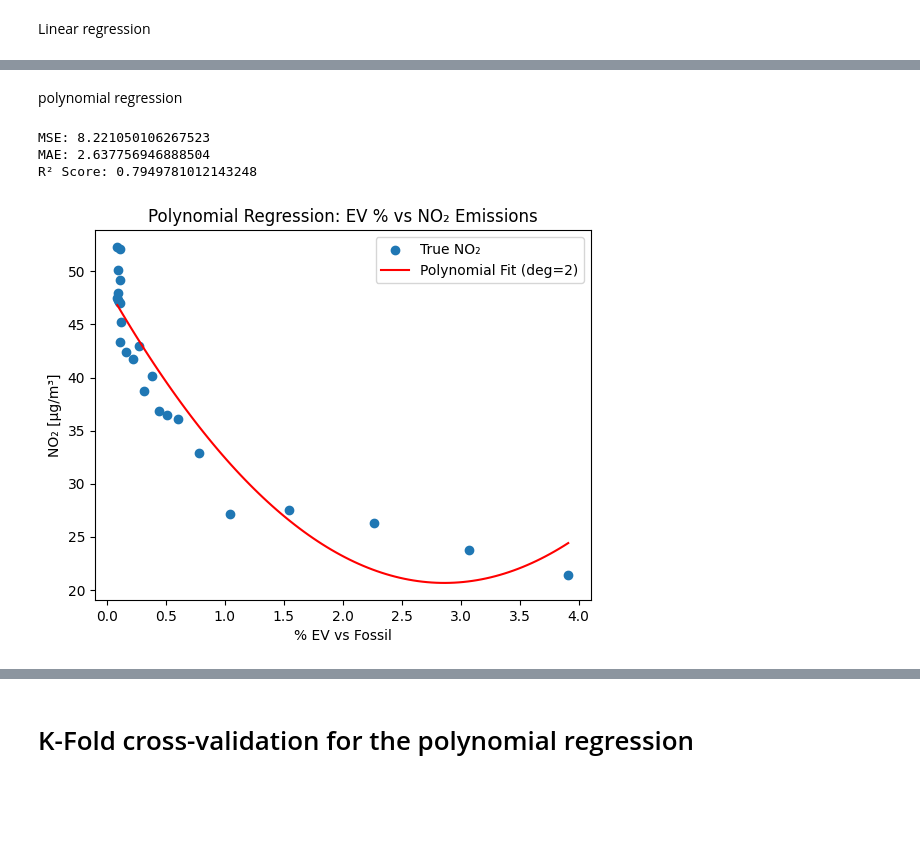
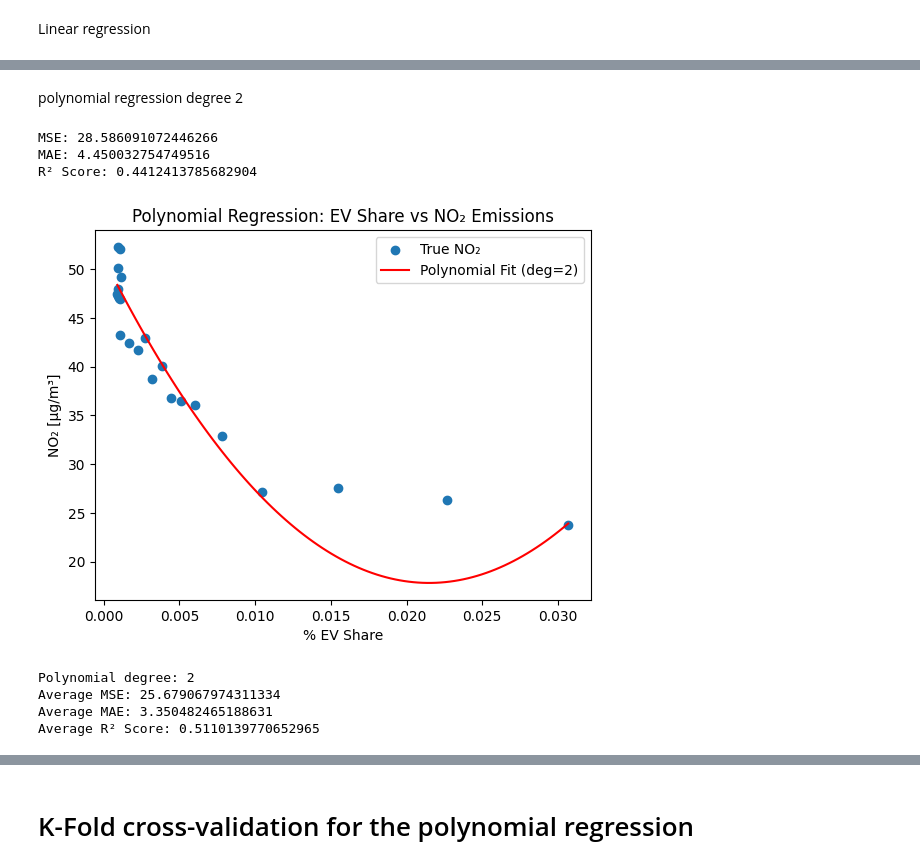
Before and after one commit to ChacoGolden/DSML_EV, a Jupyter notebook: train_test.ipynb, the cells around one changed output, grey strips where cells are left out. Drawn from its saved outputs; the diff is of its cells as text; code cells hidden in the pictures; blank space fills up the shorter version.

```diff
--- a/train_test.ipynb
+++ b/train_test.ipynb
@@ -9,0 +20,6 @@ swiss_df = pd.read_csv('https://raw.githubusercontent.com/ChacoGolden/DSML_EV/re
+# %%
+swiss_df['EV Share'] = swiss_df['Electricity'] / swiss_df['Fossil']
+swiss_df['log_population'] = np.log(swiss_df['population'])
+swiss_df = pd.merge(no2_df, swiss_df, on='year', how='inner')
+
+swiss_df.head()
@@ -71,5 +121,5 @@ ev_df_t.head()
 # %% [markdown]
-polynomial regression
+polynomial regression degree 2
 # %%
 from sklearn.preprocessing import PolynomialFeatures
 from sklearn.linear_model import LinearRegression
@@ -77,52 +127,82 @@ from sklearn.model_selection import train_test_split
 from sklearn.metrics import mean_squared_error, mean_absolute_error, r2_score
 import matplotlib.pyplot as plt
 
-# 1. Transpose and merge the data as before
-ev_df_t = ev_df.set_index('fuel_type').T.reset_index()
-ev_df_t.rename(columns={'index': 'year', '% EV vs Fossil': 'ev_percent'}, inplace=True)
-ev_df_t['year'] = ev_df_t['year'].astype(int)
-
-no2_df.rename(columns={'date': 'year', 'NO2 [ug/m3]': 'no2'}, inplace=True)
-
-df = pd.merge(no2_df, ev_df_t[['year', 'ev_percent']], on='year')
-
 # 2. Define X and y
-X = df[['ev_percent']]
-y = df[['no2']]
+X = swiss_df[['EV Share']]
+y = swiss_df[['no2']]
 
 # 3. Transform features into polynomial (degree = 2)
 poly = PolynomialFeatures(degree=2)
 X_poly = poly.fit_transform(X)
 
 # 4. Split the data
 X_train, X_test, y_train, y_test = train_test_split(X_poly, y, test_size=0.2, random_state=0)
 
 # 5. Fit the model
 model = LinearRegression()
 model.fit(X_train, y_train)
 
 # 6. Predict and evaluate
 y_pred = model.predict(X_test)
 
 print("MSE:", mean_squared_error(y_test, y_pred))
 print("MAE:", mean_absolute_error(y_test, y_pred))
 print("R² Score:", r2_score(y_test, y_pred))
 
 # 7. Plot the curve
 import numpy as np
-x_range = np.linspace(X['ev_percent'].min(), X['ev_percent'].max(), 100).reshape(-1, 1)
+x_range = np.linspace(X['EV Share'].min(), X['EV Share'].max(), 100).reshape(-1, 1)
 x_range_poly = poly.transform(x_range)
 y_range_pred = model.predict(x_range_poly)
 
 plt.scatter(X, y, label='True NO₂')
 plt.plot(x_range, y_range_pred, color='red', label='Polynomial Fit (deg=2)')
-plt.xlabel('% EV vs Fossil')
+plt.xlabel('% EV Share')
 plt.ylabel('NO₂ [μg/m³]')
-plt.title('Polynomial Regression: EV % vs NO₂ Emissions')
+plt.title('Polynomial Regression: EV Share vs NO₂ Emissions')
 plt.legend()
 plt.show()
 # %% [output]
-MSE: 8.221050106267523
-MAE: 2.637756946888504
-R² Score: 0.7949781012143248
+MSE: 28.586091072446266
+MAE: 4.450032754749516
+R² Score: 0.4412413785682904
-[figure, old version]
+[figure, new version]
+# %%
+from sklearn.preprocessing import PolynomialFeatures
+from sklearn.linear_model import LinearRegression
+from sklearn.model_selection import KFold, cross_val_score
+from sklearn.pipeline import make_pipeline
+from sklearn.metrics import make_scorer, mean_squared_error, mean_absolute_error, r2_score
+import numpy as np
+
+# Define X and y
+X = swiss_df[['EV Share']]
+y = swiss_df[['no2']]
+
+# Define the pipeline: PolynomialFeatures + LinearRegression
+degree = 2
+model = make_pipeline(PolynomialFeatures(degree=degree), LinearRegression())
+
+# Set up K-Fold cross-validation
+kf = KFold(n_splits=5, shuffle=True, random_state=0)
+
+# Define scorers
+mse_scorer = make_scorer(mean_squared_error)
+mae_scorer = make_scorer(mean_absolute_error)
+r2_scorer = make_scorer(r2_score)
+
+# Perform cross-validation
+mse_scores = cross_val_score(model, X, y, cv=kf, scoring=mse_scorer)
+mae_scores = cross_val_score(model, X, y, cv=kf, scoring=mae_scorer)
+r2_scores = cross_val_score(model, X, y, cv=kf, scoring=r2_scorer)
+
+# Print average scores
+print("Polynomial degree:", degree)
+print("Average MSE:", np.mean(mse_scores))
+print("Average MAE:", np.mean(mae_scores))
+print("Average R² Score:", np.mean(r2_scores))
+# %% [output]
+Polynomial degree: 2
+Average MSE: 25.679067974311334
+Average MAE: 3.350482465188631
+Average R² Score: 0.5110139770652965
```
Also changed, not shown: parts of 20 cells of this notebook.
